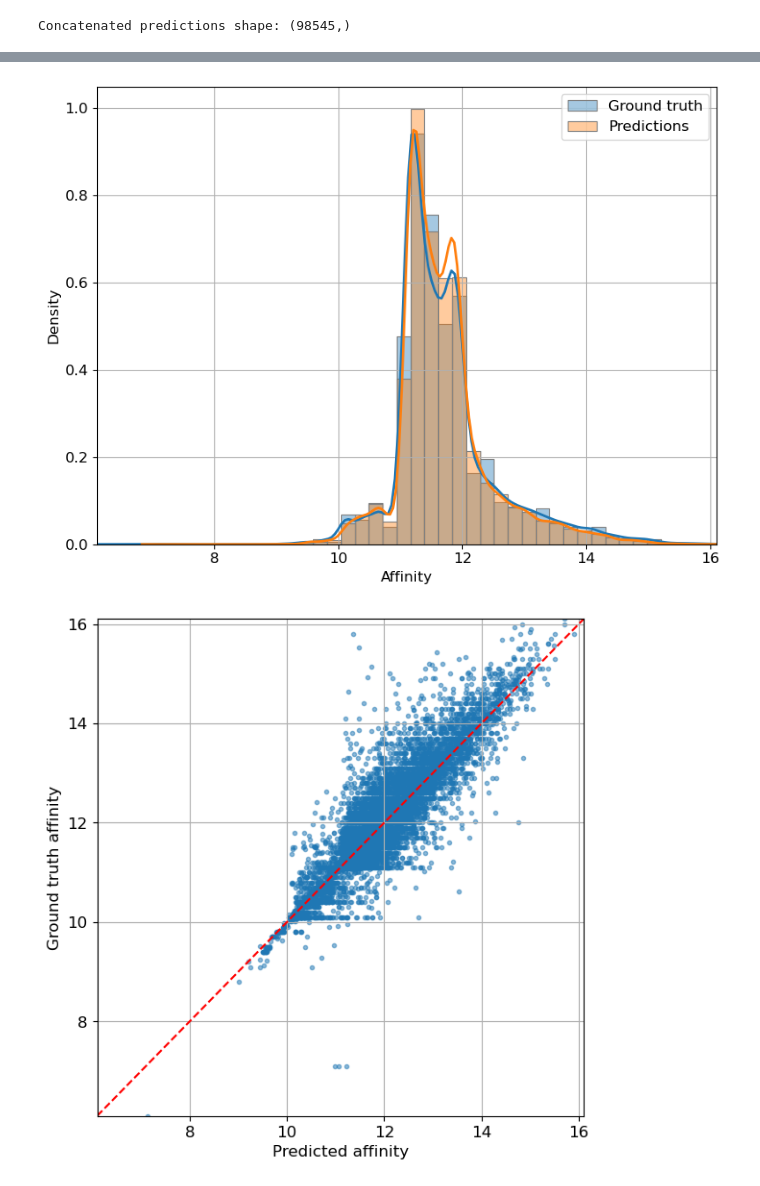
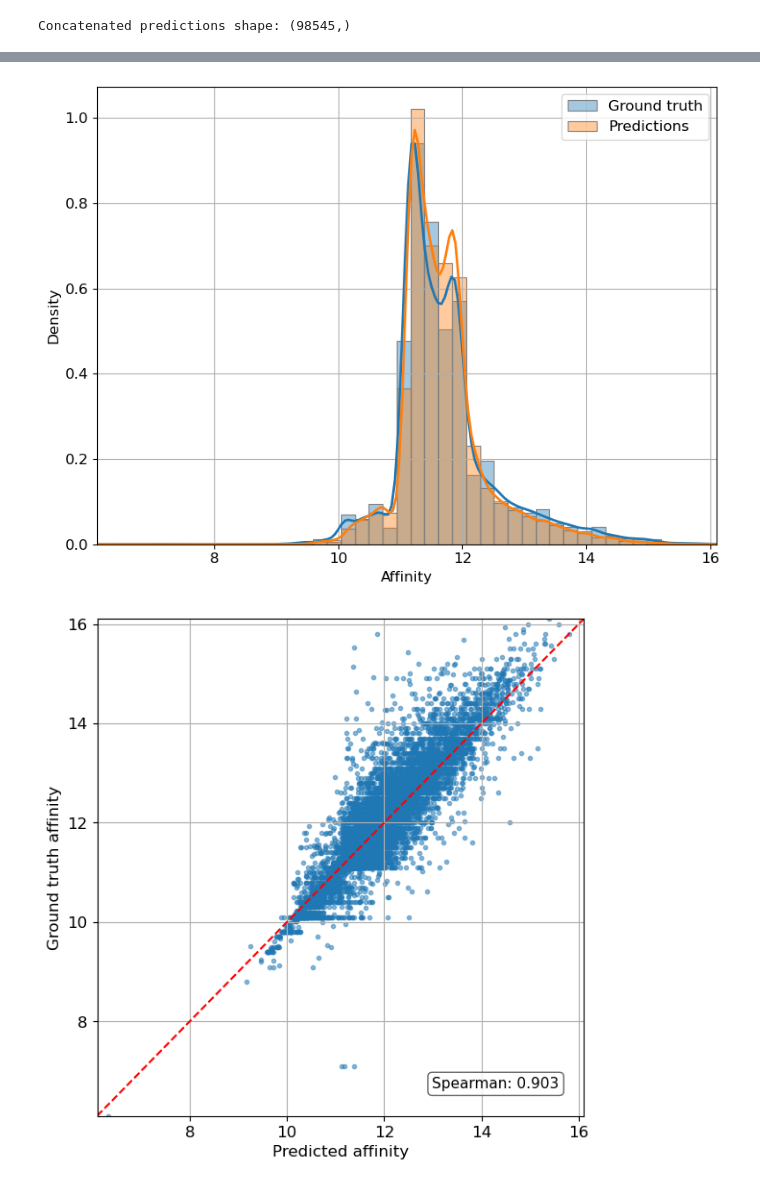
Before and after one commit to matija-marijan/PLM-GraphDTA, a Jupyter notebook: analysis/prediction.ipynb, the cells around one changed output, grey strips where cells are left out. Drawn from its saved outputs; the diff is of its cells as text; code cells hidden in the pictures.

```diff
--- a/analysis/prediction.ipynb
+++ b/analysis/prediction.ipynb
@@ -62,18 +69,22 @@ def predicting(model, device, loader):
     return total_labels.numpy().flatten(),total_preds.numpy().flatten()
 # %%
 # User-defined parameters
-dataset = 'davis_mutation'
-model = 'PLM_GATNet'
+dataset = 'kiba'
 
+# model = 'GINConvNet'
 # plm_layers = None
 # conv_layers = [32, 64, 96]
-# kernel_size = 8
-plm_layers = 128
+# kernel_size = 32
+# description = None
+# protein_embedding_type = None
+
+model = 'PLM_GINConvNet'
+plm_layers = [128]
 conv_layers = None
 kernel_size = None
-
 description = 'esmc_1152'
 protein_embedding_type = 'esmc_1152'
+
 fold_setting = 'setting1'
 
 cuda = 0
@@ -111,7 +122,7 @@ if fold_setting is not None and fold_setting != "setting1":
 #     run_name += f"_seed_{seed}"
 
 if protein_embedding_type is not None:
-    protein_emb_path = f"data/{dataset}/proteins_{protein_embedding_type}.json"
+    protein_emb_path = f"../data/{dataset}/proteins_{protein_embedding_type}.json"
     with open(protein_emb_path, "r") as f:
         protein_emb_data = json.load(f)
     first_emb = protein_emb_data[0]["embedding"]
@@ -178,7 +187,7 @@ dataframe = dataframe[dataframe['fold'] == -1]
 dataframe = dataframe.drop(columns=['fold'])
 # %%
 print('\nrunning on ', model_st + '_' + dataset )
-dta_dataset = DTADataset(root='data', dataset=dataset, protein_embedding_type=protein_embedding_type, fold_setting=fold_setting)
+dta_dataset = DTADataset(root='../data', dataset=dataset, protein_embedding_type=protein_embedding_type, fold_setting=fold_setting)
 test_dataset = dta_dataset[dta_dataset._data.fold == -1]
 test_loader = DataLoader(test_dataset, batch_size=TEST_BATCH_SIZE, shuffle=False, pin_memory = True, num_workers = NUM_WORKERS//2)
 
@@ -187,13 +196,13 @@ device = torch.device(cuda_name if torch.cuda.is_available() else "cpu")
 model = modeling(embed_dim = embed_dim, plm_layers = plm_layers, conv_layers = conv_layers, kernel_size = kernel_size).to(device)
 
 # Original DTA dataframe
-prediction_dataframe = get_dataframe(root='data', dataset=dataset, fold_setting=fold_setting)
+prediction_dataframe = get_dataframe(root='../data', dataset=dataset, fold_setting=fold_setting)
 prediction_dataframe = prediction_dataframe[prediction_dataframe['fold'] == -1]
 prediction_dataframe = prediction_dataframe.drop(columns=['fold'])
 
 # Append predictions from all seeds to dataframe
 for train_seed in range(0, 5):
-    model_file_name = 'trained_models/model_' + run_name + '_seed_' + str(train_seed) + '_testing.pt'
+    model_file_name = '../trained_models/testing/' + fold_setting + '/model_' + run_name + '_seed_' + str(train_seed) + '_testing.pt'
     model.load_state_dict(torch.load(model_file_name, map_location=device))
     print(f'Model loaded from {model_file_name}.')
     G, P = predicting(model, device, test_loader)
@@ -310,14 +319,17 @@ def plot_histogram_overlay_with_kde(labels, predictions, save_dir=None, bins=50,
         plt.savefig(save_dir, dpi=500)
     plt.show()
 # %%
-kde_path = 'results/kde_histograms/'
+kde_path = '../results/kde_histograms/'
 os.makedirs(kde_path, exist_ok=True)
 
-plot_histogram_overlay_with_kde(G, P_avg, save_dir = kde_path + group_name)
+# plot_histogram_overlay_with_kde(G, P_avg, save_dir = kde_path + group_name)
+plot_histogram_overlay_with_kde(G, P_avg)
+
 # plot_histogram_overlay_with_kde(G_concat, P_concat)
 # %% [output]
-[figure, old version]
+[figure, new version]
 # %%
+from scipy.stats import spearmanr
 def plot_scatter(labels, predictions, save_dir = None):
     G = labels
     P = predictions
@@ -327,7 +339,7 @@ def plot_scatter(labels, predictions, save_dir = None):
     plt.xlabel('Predicted affinity')
     plt.ylabel('Ground truth affinity')
     # plt.title('Scatter plot of predictions vs labels')
-    plt.grid(True)
+    plt.grid(True, 0.5)
 
     # Equal limits
     min_val = min(G.min(), P.min())
@@ -338,14 +350,27 @@ def plot_scatter(labels, predictions, save_dir = None):
     # y=x line
     plt.plot([min_val, max_val], [min_val, max_val], 'r--')
 
+    # Spearman correlation in lower-right
+    spearman_corr, _ = spearmanr(G, P)
+    plt.annotate(
+        f"Spearman: {spearman_corr:.3f}",
+        xy=(0.95, 0.05),
+        xycoords='axes fraction',
+        ha='right',
+        va='bottom',
+        fontsize=11,
+        bbox=dict(boxstyle="round,pad=0.3", fc="white", ec="#444", alpha=0.8)
+    )
+
     plt.tight_layout()
 
     if save_dir is not None:
         plt.savefig(save_dir, dpi=500)
     plt.show()
 # %%
-scatter_dir = 'results/scatter_plots/'
+scatter_dir = '../results/scatter_plots/'
 os.makedirs(scatter_dir, exist_ok=True)
-plot_scatter(G, P_avg, save_dir = scatter_dir + group_name)
+# plot_scatter(G, P_avg, save_dir = scatter_dir + group_name)
+plot_scatter(G, P_avg)
 # %% [output]
-[figure, old version]
+[figure, new version]
```
Also changed, not shown: parts of 10 cells of this notebook.
